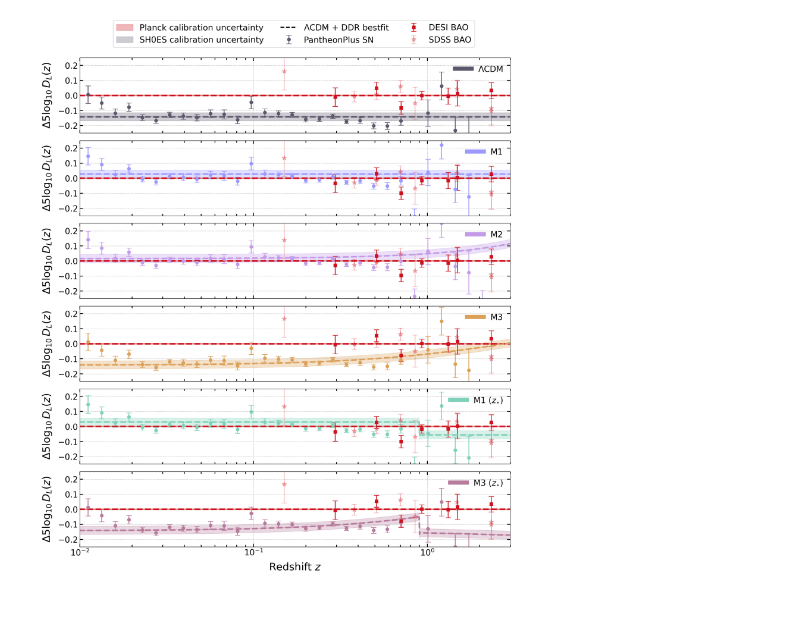
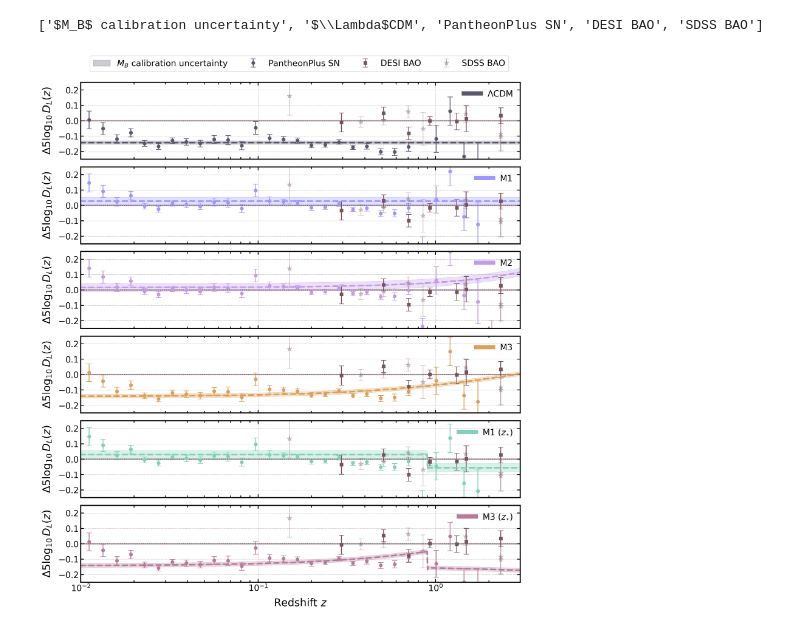
Before and after one commit to elsateixeira/class_ddr, a Jupyter notebook: DDR_FIGURES/Figure1.ipynb, the cells around one changed output. Cells and saved outputs as stored; diff of their text form; code cells hidden in the pictures.

Commit message:
updated plots and errors

```diff
--- a/DDR_FIGURES/Figure1.ipynb
+++ b/DDR_FIGURES/Figure1.ipynb
@@ -42,6 +42,8 @@ cosmo_param_values = {
     'eta': [0., 1., 2., 3., 4., 5.],
     'a0': [0., -0.075, -0.070, -0.049, -0.076, -0.066],
     'a1': [0., 0., -0.014, 0., -0.039, 0.010],
+    'da0': [0., 0.012, 0.013, 0.015, 0.012, 0.017],
+    'da1': [0., 0., 0.01, 0., 0.024, 0.026],
     'H0': [0.6889, 0.6800, 0.6818, 0.6910, 0.6793, 0.6908],
     'ombh2': [0.02265, 0.02246, 0.02249, 0.02267, 0.02245, 0.02267],
     'omch2': [0.11684, 0.11864, 0.11824, 0.11634, 0.11879, 0.11638],
@@ -49,7 +51,9 @@ cosmo_param_values = {
     'ns': [0.9734, 0.9688, 0.9697, 0.9745, 0.9683, 0.9744],
     'tau': [0.0595, 0.0568, 0.0569, 0.0603, 0.0563, 0.0599],
     'zstar': [0, 0, 0, 0, 0.9, 0.9],
-    'M': [-19.395, -19.254, -19.253, -19.370, -19.253, -19.367]  # Included M properly
+    'M': [-19.395, -19.254, -19.253, -19.370, -19.253, -19.367],
+    'dM': [0.011, 0.026, 0.026, 0.013, 0.027, 0.013],
+    'drs': [0.22,0.23,0.23,0.22,0.23,0.22]
 }
 
 # Compute deltaM_SH0ES_Planck
@@ -60,7 +64,7 @@ cosmo_params = [
     {
         key: (np.exp(value) * 1e-10 if key == 'As' else (value * 100 if key == 'H0' else value))
         for key, value in zip(cosmo_param_values.keys(), values)
-        if key != 'M'  # Evita di includere 'M' nel dizionario finale
+        if key not in ['M', 'dM', 'da0', 'da1','drs']  # Exclude 'M', 'dM', 'da0', 'da1' from the final dictionary
     }
     for values in zip(*cosmo_param_values.values())
 ]
@@ -149,8 +153,8 @@ for i, params in enumerate(cosmo_params):
     delta_mu_DESI_pl[i] = mu_th_DESI_pl[i] - mu_th_DESI_pl[i]
 
     # Error bars for line given the rs error
-    delta_mu_DESI_min_pl[i] = -( 5/(147.09*np.log(10) ) )*0.26
-    delta_mu_DESI_max_pl[i] = ( 5/(147.09*np.log(10) ) )*0.26
+    delta_mu_DESI_min_pl[i] = -( 5/(147.09*np.log(10) ) )*cosmo_param_values['drs'][i]
+    delta_mu_DESI_max_pl[i] = ( 5/(147.09*np.log(10) ) )*cosmo_param_values['drs'][i]
 
     # ==================== SN Theoretical Rescal ======================================================
 
@@ -163,8 +167,9 @@ for i, params in enumerate(cosmo_params):
     delta_mu_SN_pl[i] = -(mu_th_SN_pl[i] - mu_th_DESI_pl[i])  - deltaM_SH0ES_Planck
 
     # Error bars for the line given the M error
-    delta_mu_SN_min_pl[i] = mu_th_DESI_pl[i] - mu_th_SN_pl[i] - 0.027 - deltaM_SH0ES_Planck
-    delta_mu_SN_max_pl[i] = mu_th_DESI_pl[i] - mu_th_SN_pl[i] + 0.027 - deltaM_SH0ES_Planck
+
+    delta_mu_SN_min_pl[i] = mu_th_DESI_pl[i] - mu_th_SN_pl[i] - cosmo_param_values['dM'][i] - deltaM_SH0ES_Planck
+    delta_mu_SN_max_pl[i] = mu_th_DESI_pl[i] - mu_th_SN_pl[i] + cosmo_param_values['dM'][i] - deltaM_SH0ES_Planck
 # %%
 import matplotlib.pyplot as plt
 
@@ -183,6 +188,7 @@ ff = '#7FD1B9' #green
 gg = '#DBA159' #yellow
 hh = '#B77B9C' #magenta
 ii = '#7594FA' #blue
+pp = '#79535D'
 
 colors = [dd,cc,aa,gg,ff,hh]
 labels = [r'$\Lambda$CDM', 'M1', 'M2', 'M3', 'M1 ($z_{\star}$)', 'M3 ($z_{\star}$)']
@@ -198,47 +204,51 @@ for i, ax in enumerate(axes):
 
     # Plot with error bars for each index
     ax.errorbar(mu_obs_SN['z'], delta_mu_SN_ddr_array[i], yerr=mu_obs_SN['error'], fmt='o', capsize=5, label='PantheonPlus SN', color=colors[i])
-    ax.errorbar(mu_obs_DESI['z'], delta_mu_DESI_array[i], yerr=mu_obs_DESI['error'], fmt='s', capsize=5, label='DESI BAO', color=rr)
-    ax.errorbar(mu_obs_SDSS['z'], delta_mu_SDSS_array[i], yerr=mu_obs_SDSS['error'], fmt='*', capsize=5, markersize=10, label='SDSS BAO', color=rr, alpha=0.3)
+    ax.errorbar(mu_obs_DESI['z'], delta_mu_DESI_array[i], yerr=mu_obs_DESI['error'], fmt='s', capsize=5, label='DESI BAO', color=pp)
+    ax.errorbar(mu_obs_SDSS['z'], delta_mu_SDSS_array[i], yerr=mu_obs_SDSS['error'], fmt='*', capsize=5, markersize=10, label='SDSS BAO', color=pp, alpha=0.3)
 
     # Plot theoretical lines
-    ax.plot(z, delta_mu_DESI_pl[i], c=rr, lw=lw, ls='--')
-    ax.fill_between(z, delta_mu_DESI_pl[i], delta_mu_DESI_max_pl[i], where=(delta_mu_DESI_max_pl[i] > delta_mu_DESI_pl[i]), color=rr, alpha=0.3,label='Planck calibration uncertainty')
-    ax.fill_between(z, delta_mu_DESI_pl[i], delta_mu_DESI_min_pl[i], where=(delta_mu_DESI_min_pl[i] < delta_mu_DESI_pl[i]), color=rr, alpha=0.3)
+    ax.plot(z, delta_mu_DESI_pl[i], c=pp, lw=lw/2, ls=':')
+    ax.fill_between(z, delta_mu_DESI_pl[i], delta_mu_DESI_max_pl[i], where=(delta_mu_DESI_max_pl[i] > delta_mu_DESI_pl[i]), color=pp, alpha=0.3)
+                    #,label=r'$r_s$ calibration uncertainty')
+    ax.fill_between(z, delta_mu_DESI_pl[i], delta_mu_DESI_min_pl[i], where=(delta_mu_DESI_min_pl[i] < delta_mu_DESI_pl[i]), color=pp, alpha=0.3)
 
     ax.plot(z, delta_mu_SN_pl[i], c=colors[i], lw=lw, ls='--')
-    ax.fill_between(z, delta_mu_SN_pl[i], delta_mu_SN_max_pl[i], where=(delta_mu_SN_max_pl[i] > delta_mu_SN_pl[i]), color=colors[i], alpha=0.3,label='SH0ES calibration uncertainty')
+    ax.fill_between(z, delta_mu_SN_pl[i], delta_mu_SN_max_pl[i], where=(delta_mu_SN_max_pl[i] > delta_mu_SN_pl[i]), color=colors[i], alpha=0.3,label=r'$M_B$ calibration uncertainty')
     ax.fill_between(z, delta_mu_SN_pl[i], delta_mu_SN_min_pl[i], where=(delta_mu_SN_min_pl[i] < delta_mu_SN_pl[i]), color=colors[i], alpha=0.3)
 
     # Add label
-    ax.plot(z + 5, 100 * delta_mu_SN_pl[i], c='k', lw=2, ls='--', label=r'$\Lambda$CDM + DDR bestfit')
+    ax.plot(z + 5, 100 * delta_mu_SN_pl[i], c='k', lw=2, ls='--')
+    #, label=r'Model bestfit')
 
     ax.tick_params(axis='both', which='both', labelsize=16)
     ax.xaxis.set_tick_params(which='major', size=6, width=1.5, direction='in', top=True)
     ax.xaxis.set_tick_params(which='minor', size=4, width=1.5, direction='in', top=True)
     ax.yaxis.set_tick_params(which='major', size=6, width=1.5, direction='in', right=True)
     ax.yaxis.set_tick_params(which='minor', size=4, width=1.5, direction='in', right=True)
 
     ax.set_xlim(0.01, 3)
     ax.set_ylim(-0.25, 0.25)  # Y-axis limit updated
     ax.set_yticks([-0.2, -0.1, 0, 0.1, 0.2])  # Set specific ticks at -0.2, -0.1, 0, 0.1, 0.2 (to evaluate)
 
     # Set individual model labels
     handle = ax.plot([], [], color=colors[i], lw=8, label=labels[i])[0]
     ax.legend([handle], [labels[i]], loc='upper right', fontsize=16, frameon=False)
 
 # Set x-label only for the last subplot
 axes[-1].set_xlabel(r'Redshift $z$', size=20, labelpad=10)
 
 plt.rcParams['font.size'] = 14
 plt.rcParams['axes.linewidth'] = 2
 handles, labels = axes[0].get_legend_handles_labels()
-new_handles = [handles[0],handles[1],handles[2],handles[4],handles[5],handles[6]]
-new_labels = [labels[0],labels[1],labels[2],labels[4],labels[5],labels[6]]
-fig.legend(new_handles, new_labels, loc='upper center', ncol=3, fontsize=16, frameon=True,bbox_to_anchor=(0.038, 0.96, 1, 0.05))
+print(labels)
+new_handles = [handles[0],handles[2],handles[3],handles[4]]
+new_labels = [labels[0],labels[2],labels[3],labels[4]]
+fig.legend(new_handles, new_labels, loc='upper center', ncol=4, fontsize=16, frameon=True,bbox_to_anchor=(0.038, 0.94, 1, 0.05))
 fig.tight_layout(rect=[0, 0, 1, 0.95])  # Leaves space for the legend
 fig.subplots_adjust(hspace=0.1)  # Increased hspace for more spacing between subplots
 plt.savefig('sn_bao_lcdm_panels.pdf', transparent=True, bbox_inches='tight', pad_inches=0.1)
 plt.show()
 # %% [output]
+['$M_B$ calibration uncertainty', '$\\Lambda$CDM', 'PantheonPlus SN', 'DESI BAO', 'SDSS BAO']
-[figure, old version]
+[figure, new version]
```
Also changed, not shown: 7 other files.
